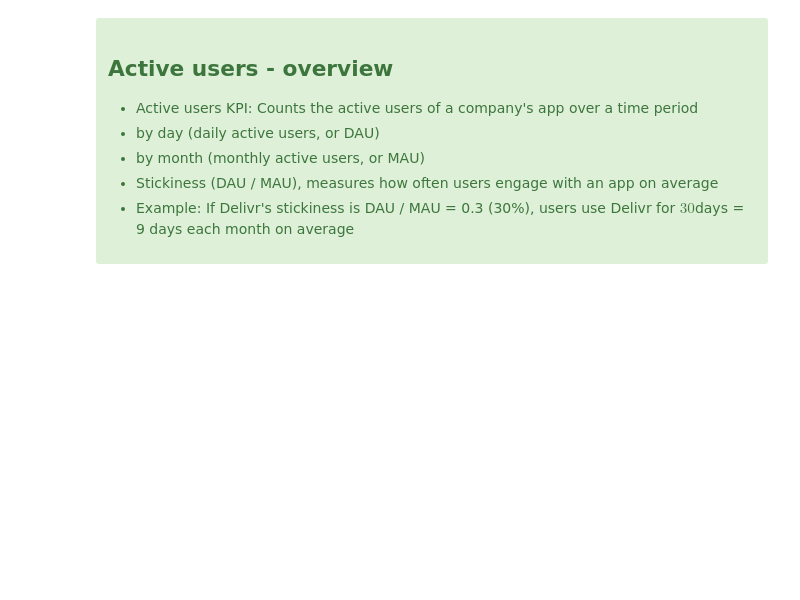
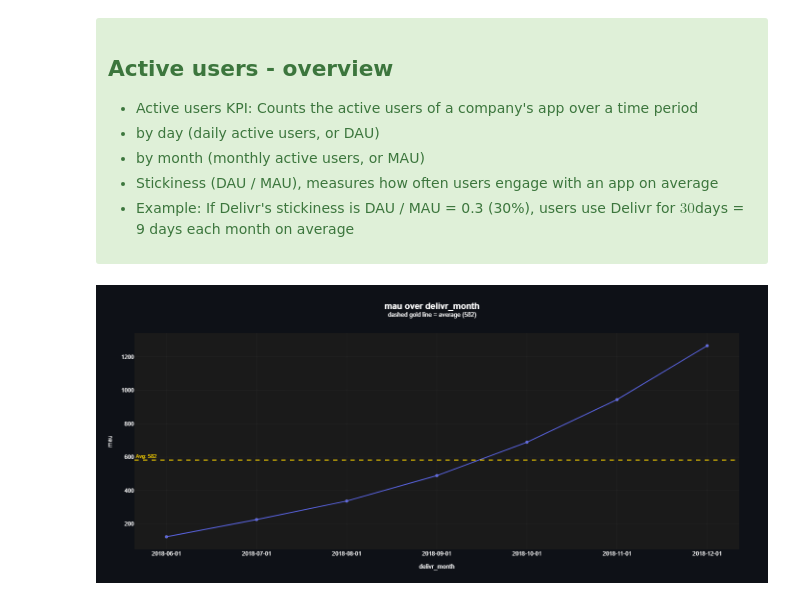
Before and after one commit to arianmokhtariha/Delivr-Business-Analysis, a Jupyter notebook: user-centric-KPI's.ipynb, the cells around one changed output. Saved outputs shown, nothing was run; the diff lists cells and outputs as text; code cells hidden in the pictures; blank space fills up the shorter version.

Commit message:
- completed active users section

```diff
--- a/user-centric-KPI's.ipynb
+++ b/user-centric-KPI's.ipynb
@@ -130,6 +131,20 @@ reg_perweek_violin_plot
 # %%
 # active users per-month query
 
 mau_query = run_query('''
+select
+	date_trunc('month', order_date)::date as delivr_month,
+	count(distinct user_id) as mau
+from orders
+group by delivr_month
+order by delivr_month;
+''')
 
-''')
+mau_line_plot = line_plot(df=mau_query,
+                          x='delivr_month',
+                          y='mau',
+                          avg_line=True,
+                          )
+mau_line_plot
+# %% [output]
+[figure, added]
```
Also changed, not shown: parts of 13 cells of this notebook.
